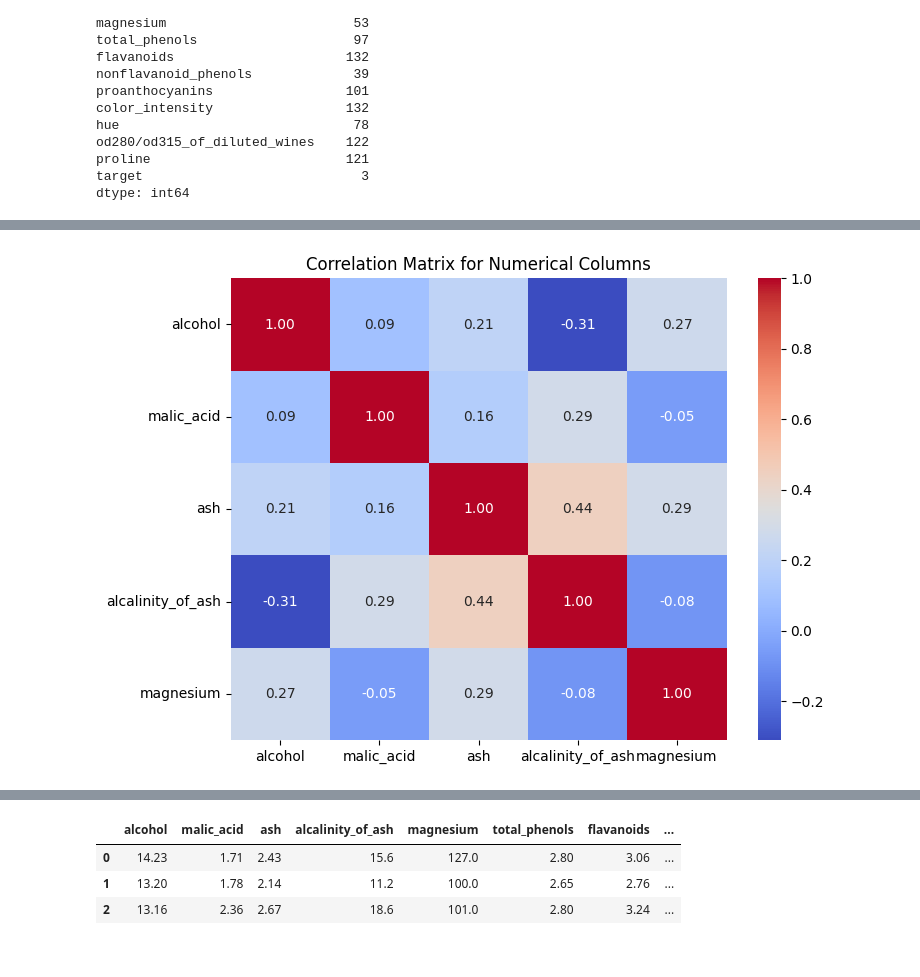
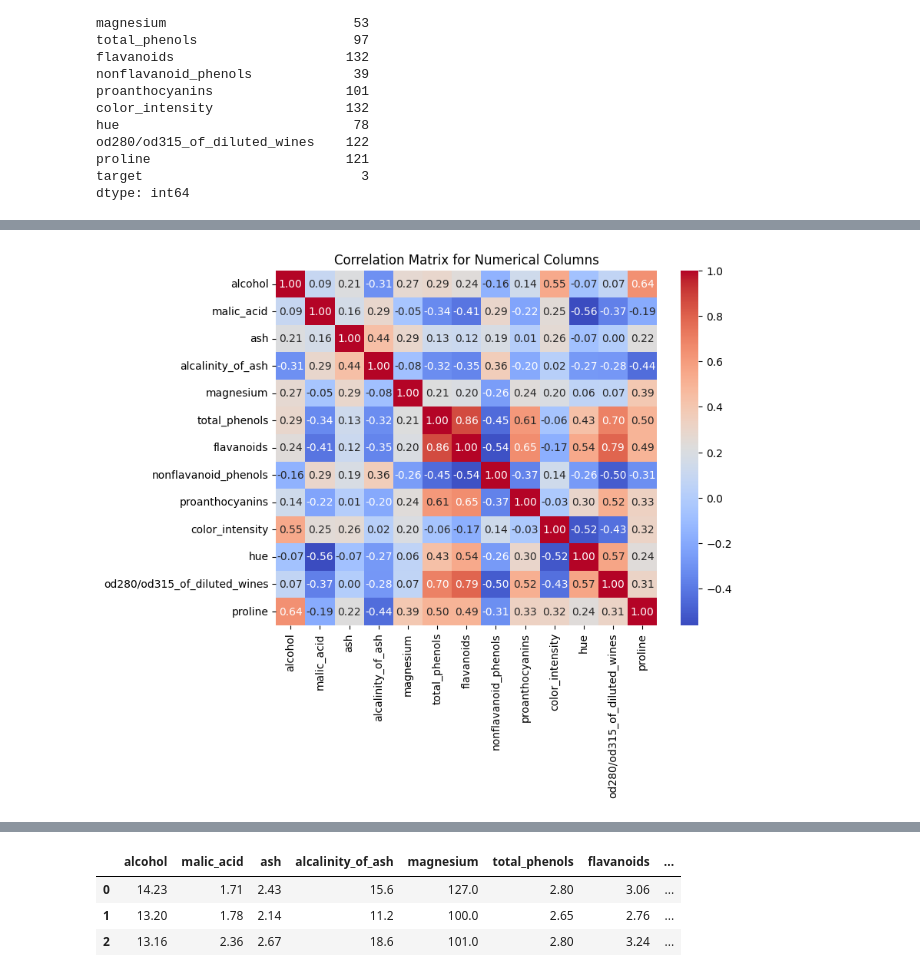
Before and after one commit to Kyaputan/Lab3-Machine-Learning, a Jupyter notebook: Linear_Model/ex03/K-Means_2.ipynb, the cells around one changed output, grey strips where cells are left out. Cells and saved outputs as stored; diff of their text form; code cells hidden in the pictures.

```diff
--- a/Linear_Model/ex03/K-Means_2.ipynb
+++ b/Linear_Model/ex03/K-Means_2.ipynb
@@ -153,8 +42,9 @@ Passing `palette` without assigning `hue` is deprecated and will be removed in v
 # %%
-correlation_matrix = df[numerical_columns].corr()
+numerical_columns = wine_df.select_dtypes(include=['int64', 'float64']).columns.tolist()
+correlation_matrix = wine_df[numerical_columns].corr()
 plt.figure(figsize=(8, 6))
 sns.heatmap(correlation_matrix, annot=True, cmap='coolwarm', fmt=".2f")
 plt.title('Correlation Matrix for Numerical Columns')
 plt.show()
 # %% [output]
-[figure, old version]
+[figure, new version]
```
Also changed, not shown: parts of 5 cells of this notebook, 3 other files.
